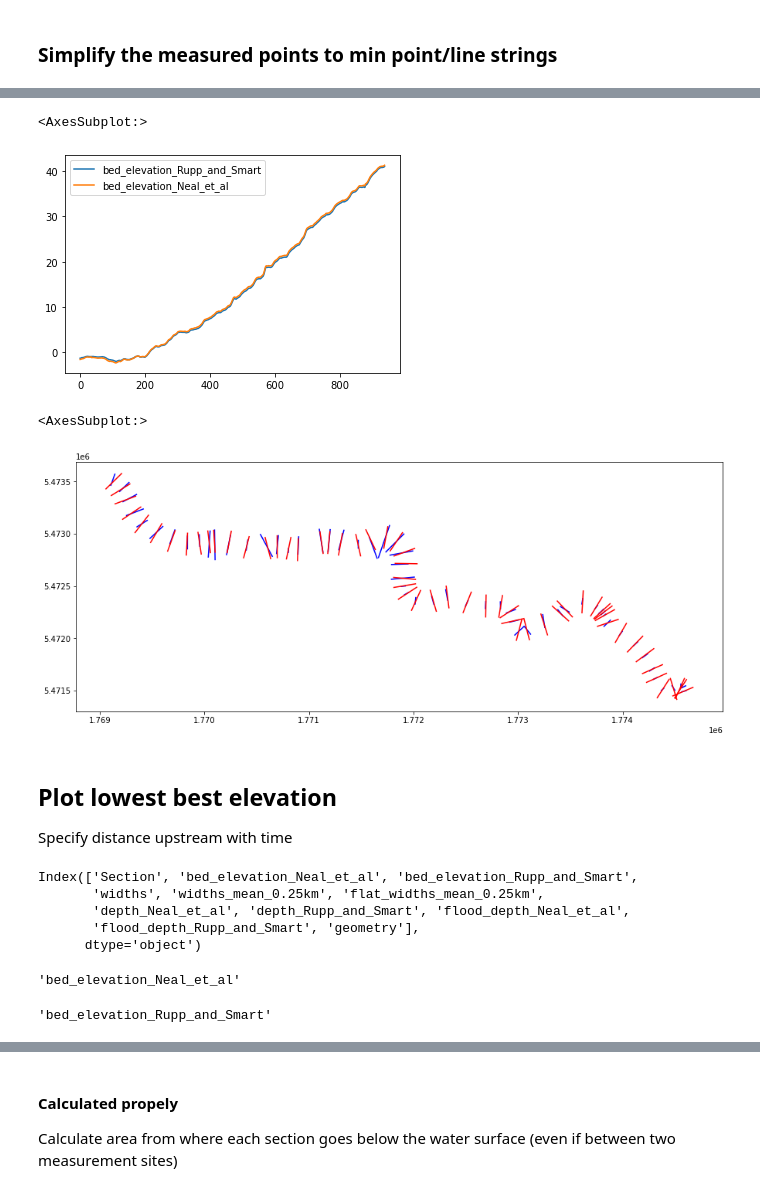
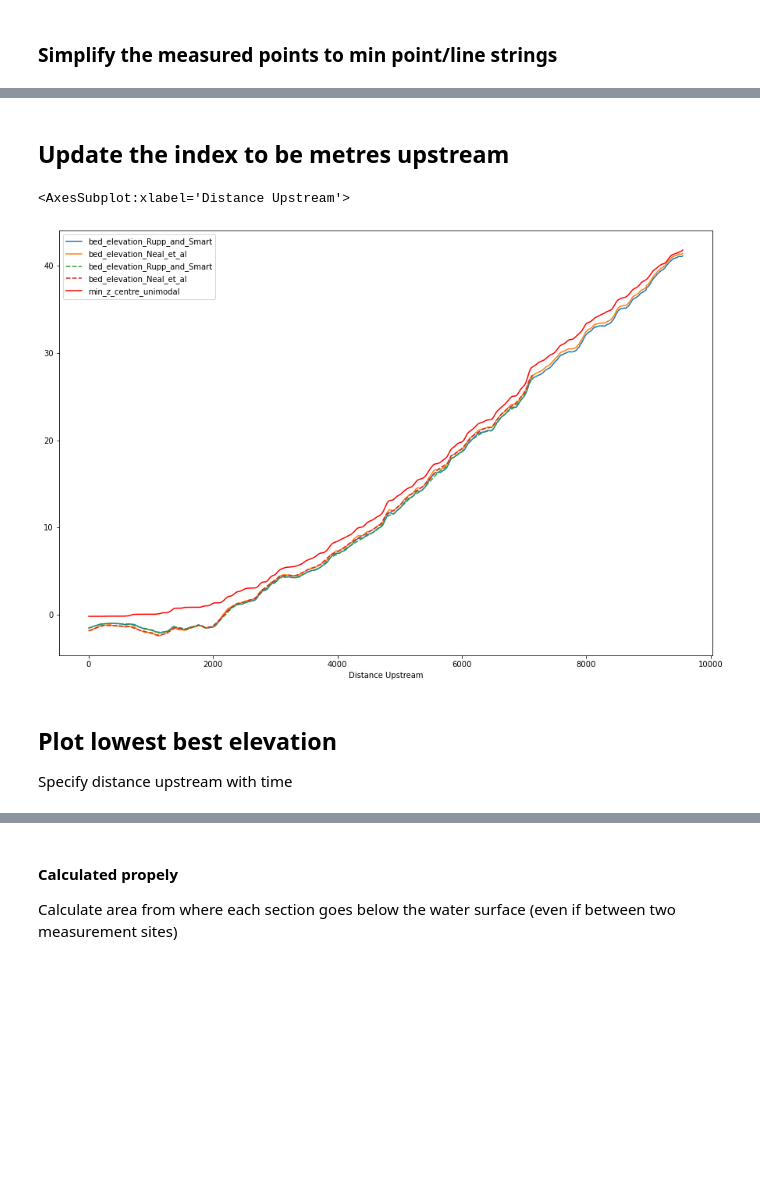
Before and after one commit to rosepearson/Hydrologic-DEMs-scripts, a Jupyter notebook: jupyter_notebooks/river_bathymetry/waikanae_paper_plots.ipynb, the cells around one changed output, grey strips where cells are left out. Cells and saved outputs as stored; diff of their text form; code cells hidden in the pictures; blank space fills up the shorter version.

Commit message:
Updated scripts for calculating error plots

```diff
--- a/jupyter_notebooks/river_bathymetry/waikanae_paper_plots.ipynb
+++ b/jupyter_notebooks/river_bathymetry/waikanae_paper_plots.ipynb
@@ -114,11 +87,0 @@ for index, row in section_lines.iterrows():
-# %%
-nearest_cross_sections = numpy.zeros_like(depths[rupp_bed_elevation_name], dtype=bool)
-nearest_sections_ids = numpy.zeros_like(depths[rupp_bed_elevation_name])
-for index, row in section_lines.iterrows():
-    nearest_cross_sections[depths.distance(row.geometry).argmin()] = True
-    nearest_sections_ids[depths.distance(row.geometry).argmin()] = row['Section']
-
-nearest_depths = depths[nearest_cross_sections]
-nearest_depths.insert(loc=0, column='Section', value=nearest_sections_ids[nearest_cross_sections])
-nearest_sections = estimated_sections[nearest_cross_sections]
-nearest_sections.insert(loc=0, column='Section', value=nearest_sections_ids[nearest_cross_sections])
@@ -163,6 +87,0 @@ len(section_lines)
-# %%
-index_metres_upstream = nearest_depths.index * 10
-#nearest_depths.insert(loc=0, column='Distance_Upstream', value=index_metres_upstream)
-nearest_depths.set_index(['Distance_Upstream'])
-section_lines.insert(loc=0, column='Distance_Upstream', value=index_metres_upstream)
-section_lines.set_index(['Distance_Upstream'])
@@ -181,34 +249,31 @@ Int64Index([   0,   80,  190,  350,  490,  650,  810,  960, 1080, 1170, 1220,
+# %% [markdown]
+## Update the index to be metres upstream
+# %%
+# Add the Upstream distance to the comprison sections
+distance_upstream = nearest_depths.index * sampled_section_spacing
+measured_lines.insert(loc=0, column='Distance Upstream', value=distance_upstream + measured_lines["Signed Distances"])
+measured_lines = measured_lines.set_index(['Distance Upstream'])
+nearest_depths.insert(loc=0, column='Distance Upstream', value=distance_upstream)
+nearest_sections.insert(loc=0, column='Distance Upstream', value=distance_upstream)
+nearest_depths = nearest_depths.set_index(['Distance Upstream'])
+nearest_sections = nearest_sections.set_index(['Distance Upstream'])
+# %%
+# Add the Upstream distance to the comprison sections
+distance_upstream = depths.index * sampled_section_spacing
+depths.insert(loc=0, column='Distance Upstream', value=distance_upstream)
+depths = depths.set_index(['Distance Upstream'])
+estimated_sections.insert(loc=0, column='Distance Upstream', value=distance_upstream)
+estimated_sections = estimated_sections.set_index(['Distance Upstream'])
 # %%
-depths[[rupp_bed_elevation_name, neal_bed_elevation_name]].plot()
+import matplotlib.pyplot
+fig, ax = matplotlib.pyplot.subplots(ncols=1, nrows=1, figsize=(15, 10))
+
+depths[[rupp_bed_elevation_name, neal_bed_elevation_name]].plot(ax=ax)
+nearest_depths[[rupp_bed_elevation_name, neal_bed_elevation_name]].plot(ax=ax, linestyle="--")
+estimated_sections[["min_z_centre_unimodal"]].plot(ax=ax, color='r')
 # %% [output]
-<AxesSubplot:>
+<AxesSubplot:xlabel='Distance Upstream'>
-[figure, old version]
+[figure, new version]
-# %%
-import matplotlib.pyplot
-fig, ax = matplotlib.pyplot.subplots(ncols=1, nrows=1, figsize=(15, 15))
-
-section_lines.plot(ax=ax, color='b')
-#nearest_depths.plot(ax=ax, color='m')
-nearest_sections.plot(ax=ax, color='r')
-# %% [output]
-<AxesSubplot:>
-[figure, removed]
 # %% [markdown]
 ## Plot lowest best elevation
 Specify distance upstream with time
-# %%
-nearest_depths.columns
-# %% [output]
-Index(['Section', 'bed_elevation_Neal_et_al', 'bed_elevation_Rupp_and_Smart',
-       'widths', 'widths_mean_0.25km', 'flat_widths_mean_0.25km',
-       'depth_Neal_et_al', 'depth_Rupp_and_Smart', 'flood_depth_Neal_et_al',
-       'flood_depth_Rupp_and_Smart', 'geometry'],
-      dtype='object')
-# %%
-neal_bed_elevation_name
-# %% [output]
-'bed_elevation_Neal_et_al'
-# %%
-rupp_bed_elevation_name
-# %% [output]
-'bed_elevation_Rupp_and_Smart'
```
Also changed, not shown: parts of 53 cells of this notebook, 1 other file.
